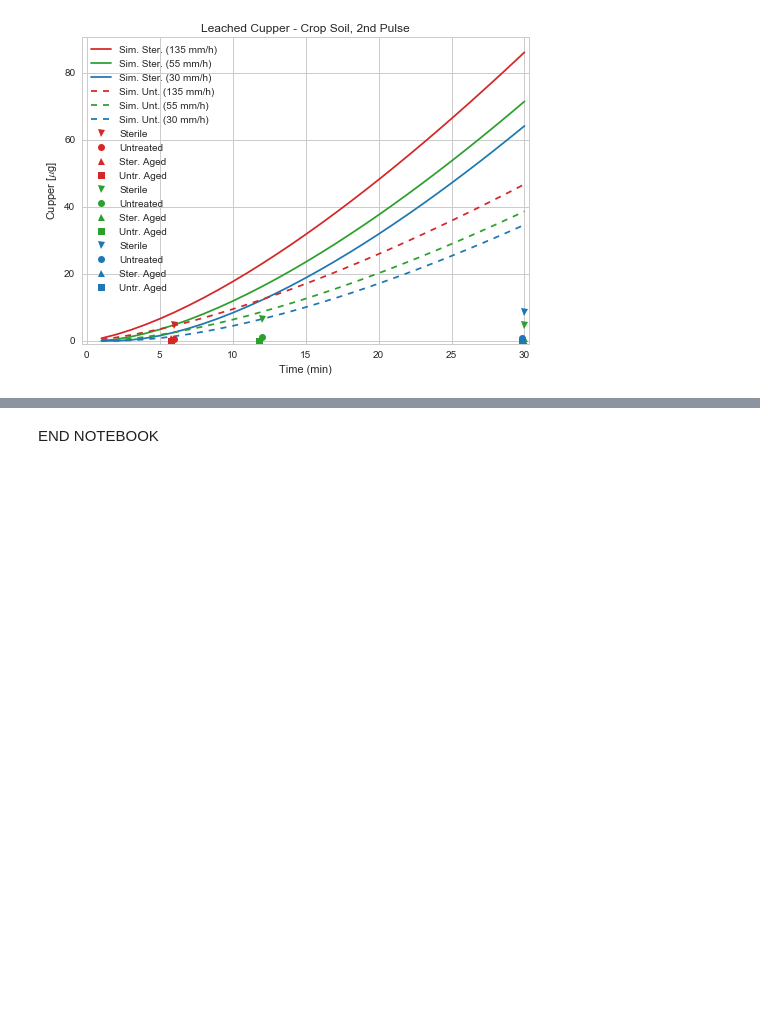
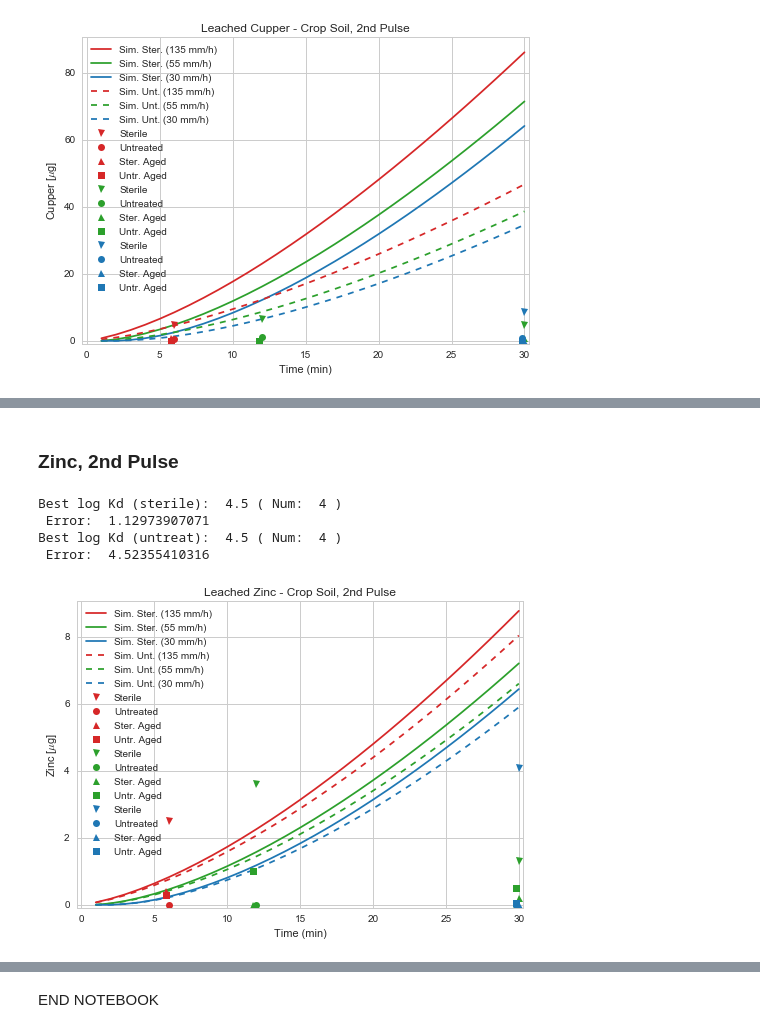
Before and after one commit to DayTimeChunks/LeachingSimulations, a Jupyter notebook: Leaching Model - Annual Crop Soil.ipynb, the cells around one changed output, grey strips where cells are left out. Cells and saved outputs as stored; diff of their text form; code cells hidden in the pictures; blank space fills up the shorter version.

```diff
--- a/Leaching Model - Annual Crop Soil.ipynb
+++ b/Leaching Model - Annual Crop Soil.ipynb
@@ -1116,0 +1274,52 @@ Source: Allisson and Allison, 2005 (EPA/600/R-05/074)
+# %% [markdown]
+### Zinc, 2nd Pulse
+# %%
+cum_zn_crop2 = pest_test(Kd_zinc,
+                        intensities,
+                        pb_crop,
+                        ovSat_crop,
+                        percol_data2, runoff_data2, infil_data2, time_sizes2,
+                        area, soil_height,
+                        zn_ini,
+                        zn_sol_leach2, zn_sol_pond2,
+                        d, runoff_vel,
+                        KFILM=True)
+# %% [output]
+Best log Kd (sterile):  4.5 ( Num:  4 )
+ Error:  1.12973907071
+Best log Kd (untreat):  4.5 ( Num:  4 )
+ Error:  4.52355410316
+# %%
+# Time axis
+cum_time_30min = cum_zn_crop2[:, 0]
+
+# Cumulative leachate sterilized
+cum_mass_leach_st_135mmh = cum_zn_crop2[:, 1]
+cum_mass_leach_st_55mmh = cum_zn_crop2[:, 2]
+cum_mass_leach_st_30mmh = cum_zn_crop2[:, 3]
+
+# Cumulative leachate untreated
+cum_mass_leach_un_135mmh = cum_zn_crop2[:, 4]
+cum_mass_leach_un_55mmh = cum_zn_crop2[:, 5]
+cum_mass_leach_un_30mmh = cum_zn_crop2[:, 6]
+
+# Leachate sterilized
+mass_leach_st_135mmh = cum_zn_crop2[:, 7]
+mass_leach_st_55mmh = cum_zn_crop2[:, 8]
+mass_leach_st_30mmh = cum_zn_crop2[:, 9]
+
+# Leachate untreated
+mass_leach_un_135mmh = cum_zn_crop2[:, 10]
+mass_leach_un_55mmh = cum_zn_crop2[:, 11]
+mass_leach_un_30mmh = cum_zn_crop2[:, 12]
+
+mass_percol2 = stackdata6(cum_time_30min,
+        cum_mass_leach_st_135mmh, cum_mass_leach_st_55mmh, cum_mass_leach_st_30mmh,
+        cum_mass_leach_un_135mmh, cum_mass_leach_un_55mmh, cum_mass_leach_un_30mmh)
+# %%
+pestiplot_all(mass_percol2,
+              leach2_zn_high_6min, leach2_zn_med_12min, leach2_zn_med_30min, leach2_zn_low_30min,
+              'Leached Zinc - Crop Soil, 2nd Pulse',
+              'Zinc')
+# %% [output]
+[figure, added]
```
Also changed, not shown: parts of 25 cells of this notebook, 1 other file.
